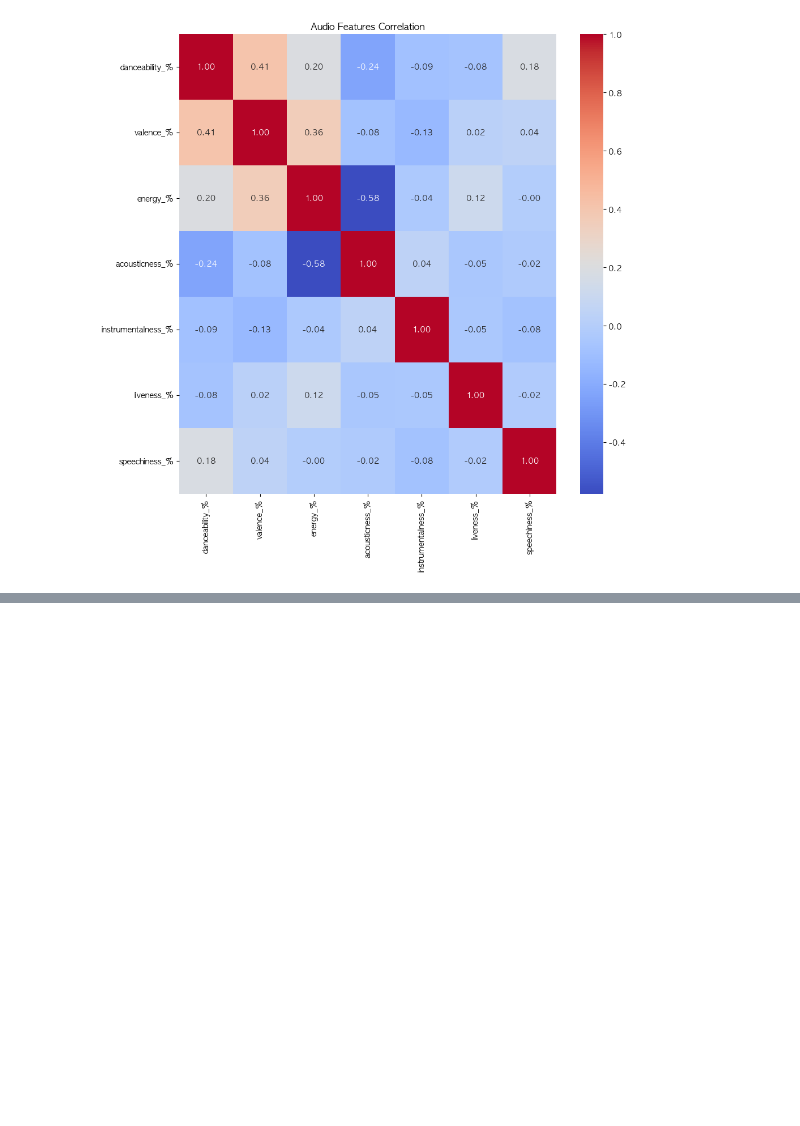
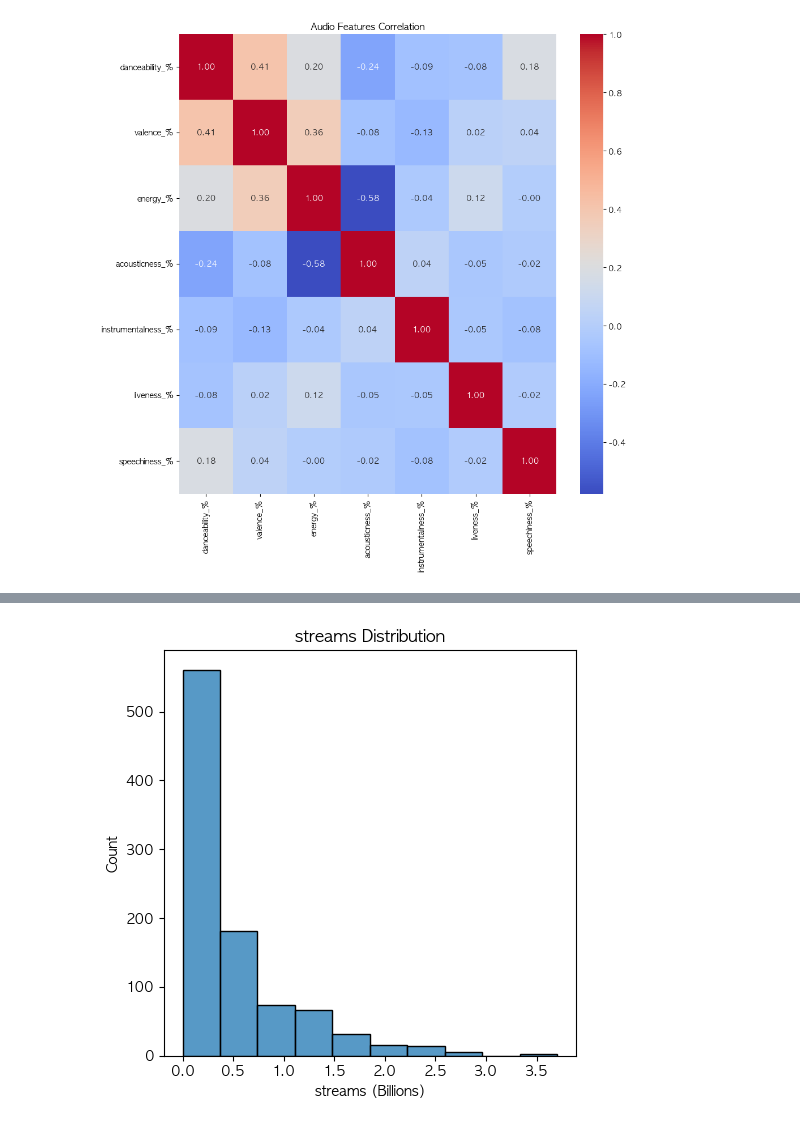
Before and after one commit to okzzinkyo/spotify-eda, a Jupyter notebook: spotify_eda.ipynb, the cells around one changed output, grey strips where cells are left out. Drawn from its saved outputs; the diff is of its cells as text; code cells hidden in the pictures; blank space fills up the shorter version.

Commit message:
4단계 완료 - BPM/Streams 분포 시각화, boxplot 이상치 탐색

```diff
--- a/spotify_eda.ipynb
+++ b/spotify_eda.ipynb
@@ -202,0 +250,10 @@ heatmap을 활용하여 오디오피쳐들 간의 상관관계를 분석한 결
+# %%
+plt.figure(figsize=(5,5))
+sns.histplot(data=df, x='streams', bins=10)
+plt.title("streams Distribution")
+plt.xlabel("streams (Billions)")
+plt.gca().xaxis.set_major_formatter(FuncFormatter(lambda x, p: f'{x/1e9:.1f}'))
+plt.tight_layout()
+plt.show()
+# %% [output]
+[figure, added]
```
Also changed, not shown: parts of 8 cells of this notebook.
